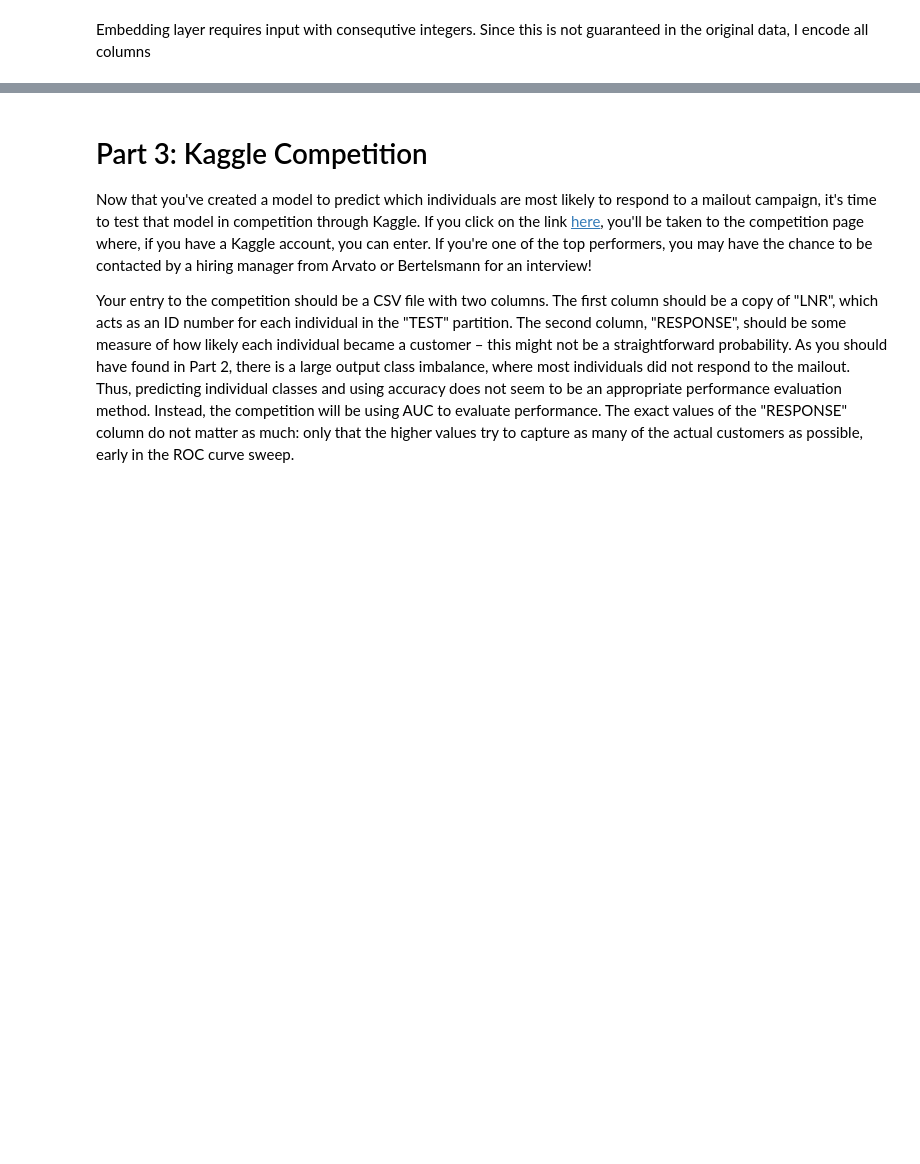
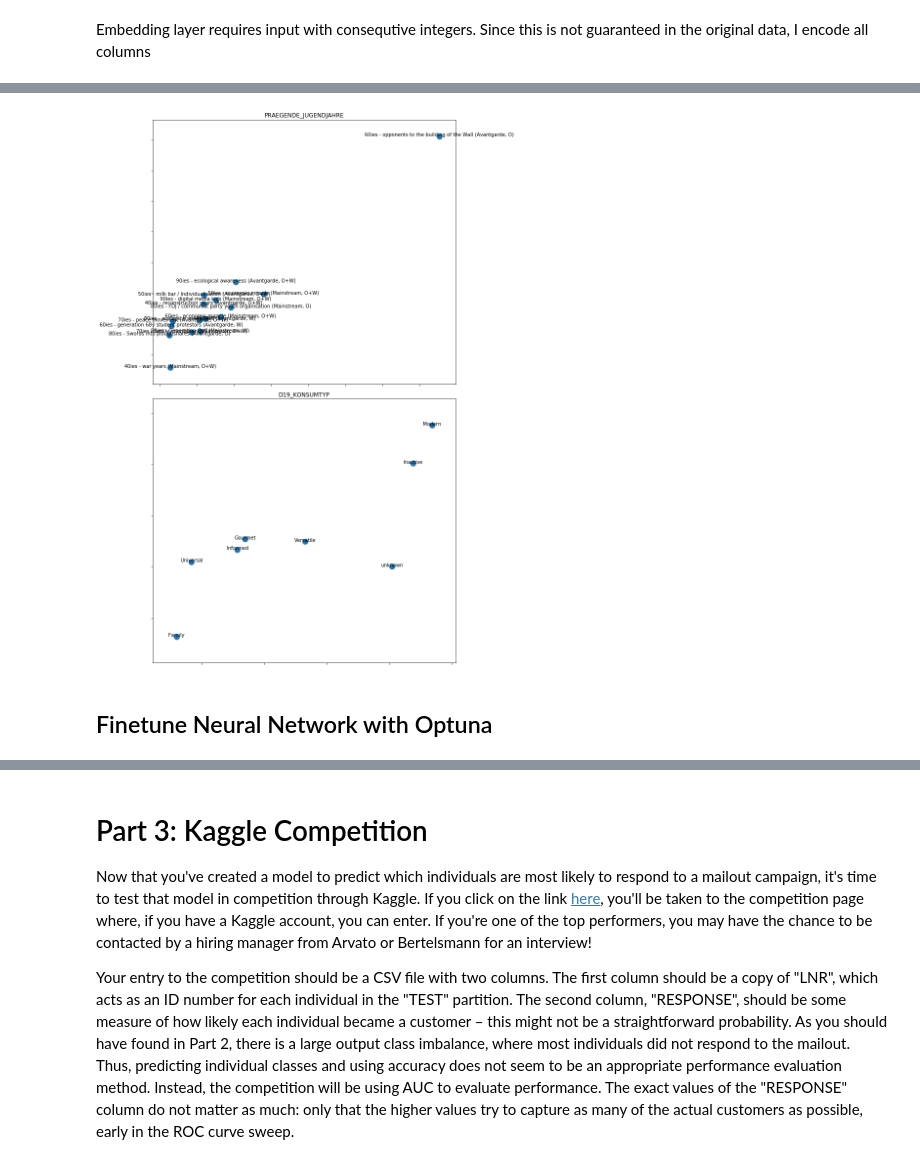
Before and after one commit to olalakul/udacity-MLengineer-capstone, a Jupyter notebook: Arvato Project Workbook.ipynb, the cells around one changed output, grey strips where cells are left out. Saved outputs shown, nothing was run; the diff lists cells and outputs as text; code cells hidden in the pictures; blank space fills up the shorter version.

```diff
--- a/Arvato Project Workbook.ipynb
+++ b/Arvato Project Workbook.ipynb
@@ -1315,0 +813,5 @@ encoders, input_mailout, input_test = prepare_input(cat_ord_dict, mailout, test)
+# %%
+hidden=(24,)
+activation='relu'
+model2h = create_model(cat_ord_dict, hidden=hidden, activation=activation)
+model2h.summary()
@@ -1350,3 +874,8 @@ Epoch 50/50
+# %%
+model2h = create_model(cat_ord_dict, hidden=hidden, activation=activation)
+hist_all_data = model2h.fit(x=input_mailout, y=responded.values,
+                   epochs=5, verbose=0, batch_size=2**10,
+                   shuffle=True)
 # %%
 mailout_prediction = model2h.predict(x=input_mailout)
 test_prediction = model2h.predict(x=input_test)
@@ -1369,0 +899,6 @@ plt.close(fig)
+# %%
+weights=dict()
+for name in values2017_dict.keys():
+    weights[name] = [lay.get_weights() for lay in model2h.layers if lay.name=='emb_'+name]
+    weights[name] = weights[name][0][0]
+    print(name, weights[name].shape)
@@ -1369,0 +908,9 @@ plt.close(fig)
+# %%
+weight_dfs = dict()
+for name in weights.keys():
+    print(name)
+    index_int = encoders[name].inverse_transform(range(len(weights[name])))
+    index_category = [values2017_dict[name][int(i)] for i in index_int]
+    weight_dfs[name] = pd.DataFrame(weights[name], columns=['x', 'y'],
+                                    index=index_category)
+    display(weight_dfs[name])
@@ -1369,0 +946,15 @@ plt.close(fig)
+# %%
+fig, axs = plt.subplots(len(weight_dfs.keys()), 1, figsize=(12,16))
+for i, name in enumerate(weight_dfs.keys()):
+    axs[i].scatter(weight_dfs[name]['x'], weight_dfs[name]['y'], s=121)
+    for cat in weight_dfs[name].index:
+        axs[i].text(weight_dfs[name].loc[cat, 'x'], weight_dfs[name].loc[cat, 'y'],
+                   cat, ha='center')
+    axs[i].set_title(name)
+    axs[i].set_xticklabels([])
+    axs[i].set_yticklabels([])
+fig.tight_layout()
+# %% [output]
+[figure, added]
+# %% [markdown]
+## Finetune Neural Network with Optuna
```
Also changed, not shown: parts of 104 cells of this notebook.
